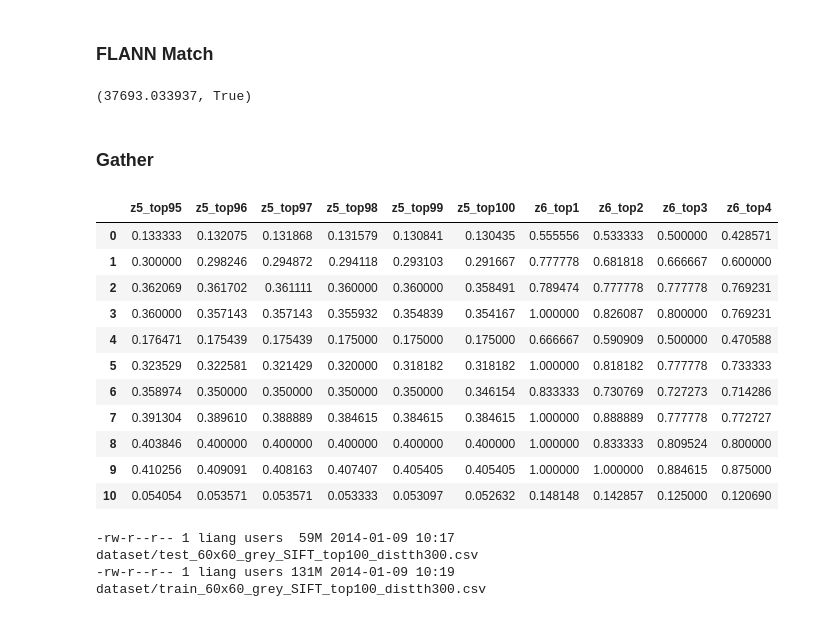
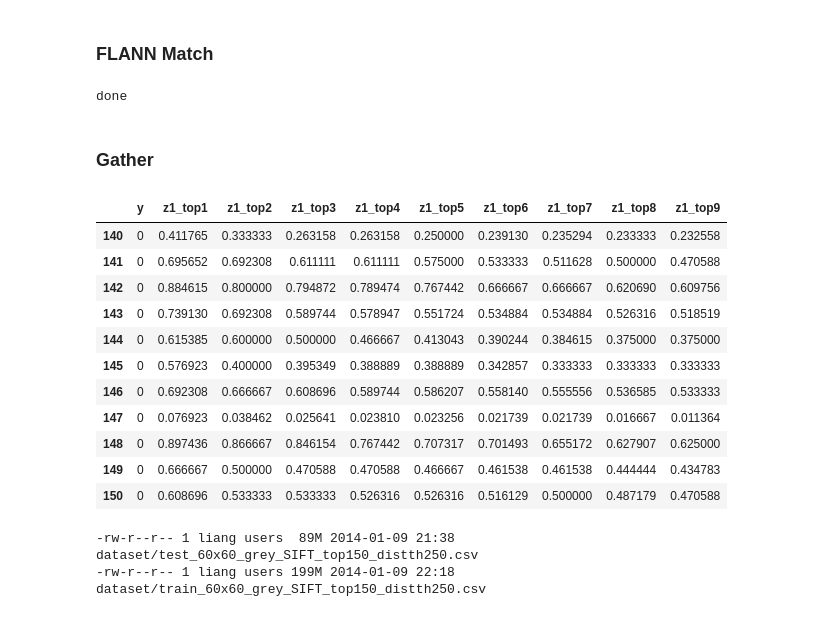
Before and after one commit to Rotceh/2013-ML-TeamProject, a Jupyter notebook: SIFT_parallel.ipynb, the cells around one changed output. Drawn from its saved outputs; the diff is of its cells as text; code cells hidden in the pictures.

```diff
--- a/SIFT_parallel.ipynb
+++ b/SIFT_parallel.ipynb
@@ -388,30 +390,30 @@ dview.scatter('inst_i_arr', range(len_total_inst))
 ar = dview.apply_async(sift_match_test)
 # %%
 ar.wall_time, ar.ready() # get how many time passed
-# ar.wait_interactive()
+ar.wait_interactive()
 # %% [output]
-(37693.033937, True)
+done
 # %% [markdown]
 ### Gather
 # %%
-returned_df_out_list = dview['df_sift_test_out']
+returned_df_test_list = dview['df_sift_test_out']
 # %%
-df_final = df_sift_test_out.copy()
-for df in returned_df_out_list:
-    df_final = df + df_final
+df_final_test = df_sift_test_out.copy()
+for df in returned_df_test_list:
+    df_final_test = df + df_final_test
-# %%
-df_final.ix[:10, 495:505]
-# %% [output]
-|  | z5_top95 | z5_top96 | z5_top97 | z5_top98 | z5_top99 | z5_top100 | z6_top1 | z6_top2 | z6_top3 | z6_top4 |
-| 0 | 0.133333 | 0.132075 | 0.131868 | 0.131579 | 0.130841 | 0.130435 | 0.555556 | 0.533333 | 0.500000 | 0.428571 |
-| 1 | 0.300000 | 0.298246 | 0.294872 | 0.294118 | 0.293103 | 0.291667 | 0.777778 | 0.681818 | 0.666667 | 0.600000 |
-| 2 | 0.362069 | 0.361702 | 0.361111 | 0.360000 | 0.360000 | 0.358491 | 0.789474 | 0.777778 | 0.777778 | 0.769231 |
-| 3 | 0.360000 | 0.357143 | 0.357143 | 0.355932 | 0.354839 | 0.354167 | 1.000000 | 0.826087 | 0.800000 | 0.769231 |
-| 4 | 0.176471 | 0.175439 | 0.175439 | 0.175000 | 0.175000 | 0.175000 | 0.666667 | 0.590909 | 0.500000 | 0.470588 |
-| 5 | 0.323529 | 0.322581 | 0.321429 | 0.320000 | 0.318182 | 0.318182 | 1.000000 | 0.818182 | 0.777778 | 0.733333 |
-| 6 | 0.358974 | 0.350000 | 0.350000 | 0.350000 | 0.350000 | 0.346154 | 0.833333 | 0.730769 | 0.727273 | 0.714286 |
-| 7 | 0.391304 | 0.389610 | 0.388889 | 0.384615 | 0.384615 | 0.384615 | 1.000000 | 0.888889 | 0.777778 | 0.772727 |
-| 8 | 0.403846 | 0.400000 | 0.400000 | 0.400000 | 0.400000 | 0.400000 | 1.000000 | 0.833333 | 0.809524 | 0.800000 |
-| 9 | 0.410256 | 0.409091 | 0.408163 | 0.407407 | 0.405405 | 0.405405 | 1.000000 | 1.000000 | 0.884615 | 0.875000 |
-| 10 | 0.054054 | 0.053571 | 0.053571 | 0.053333 | 0.053097 | 0.052632 | 0.148148 | 0.142857 | 0.125000 | 0.120690 |
+# %%
+df_final_test.ix[140:150, :10]
+# %% [output]
+|  | y | z1_top1 | z1_top2 | z1_top3 | z1_top4 | z1_top5 | z1_top6 | z1_top7 | z1_top8 | z1_top9 |
+| 140 | 0 | 0.411765 | 0.333333 | 0.263158 | 0.263158 | 0.250000 | 0.239130 | 0.235294 | 0.233333 | 0.232558 |
+| 141 | 0 | 0.695652 | 0.692308 | 0.611111 | 0.611111 | 0.575000 | 0.533333 | 0.511628 | 0.500000 | 0.470588 |
+| 142 | 0 | 0.884615 | 0.800000 | 0.794872 | 0.789474 | 0.767442 | 0.666667 | 0.666667 | 0.620690 | 0.609756 |
+| 143 | 0 | 0.739130 | 0.692308 | 0.589744 | 0.578947 | 0.551724 | 0.534884 | 0.534884 | 0.526316 | 0.518519 |
+| 144 | 0 | 0.615385 | 0.600000 | 0.500000 | 0.466667 | 0.413043 | 0.390244 | 0.384615 | 0.375000 | 0.375000 |
+| 145 | 0 | 0.576923 | 0.400000 | 0.395349 | 0.388889 | 0.388889 | 0.342857 | 0.333333 | 0.333333 | 0.333333 |
+| 146 | 0 | 0.692308 | 0.666667 | 0.608696 | 0.589744 | 0.586207 | 0.558140 | 0.555556 | 0.536585 | 0.533333 |
+| 147 | 0 | 0.076923 | 0.038462 | 0.025641 | 0.023810 | 0.023256 | 0.021739 | 0.021739 | 0.016667 | 0.011364 |
+| 148 | 0 | 0.897436 | 0.866667 | 0.846154 | 0.767442 | 0.707317 | 0.701493 | 0.655172 | 0.627907 | 0.625000 |
+| 149 | 0 | 0.666667 | 0.500000 | 0.470588 | 0.470588 | 0.466667 | 0.461538 | 0.461538 | 0.444444 | 0.434783 |
+| 150 | 0 | 0.608696 | 0.533333 | 0.533333 | 0.526316 | 0.526316 | 0.516129 | 0.500000 | 0.487179 | 0.470588 |
 # %%
@@ -420,5 +422,5 @@ df_final.to_csv(CSV_TEST_SIFT, index=False)
 # %%
-!ls -hl $CSV_TRAIN_SIFT $CSV_TEST_SIFT
+ls -hl $CSV_TRAIN_SIFT $CSV_TEST_SIFT
 # %% [output]
--rw-r--r-- 1 liang users  59M 2014-01-09 10:17 dataset/test_60x60_grey_SIFT_top100_distth300.csv
--rw-r--r-- 1 liang users 131M 2014-01-09 10:19 dataset/train_60x60_grey_SIFT_top100_distth300.csv
+-rw-r--r-- 1 liang users  89M 2014-01-09 21:38 dataset/test_60x60_grey_SIFT_top150_distth250.csv
+-rw-r--r-- 1 liang users 199M 2014-01-09 22:18 dataset/train_60x60_grey_SIFT_top150_distth250.csv
```
Also changed, not shown: parts of 25 cells of this notebook.
